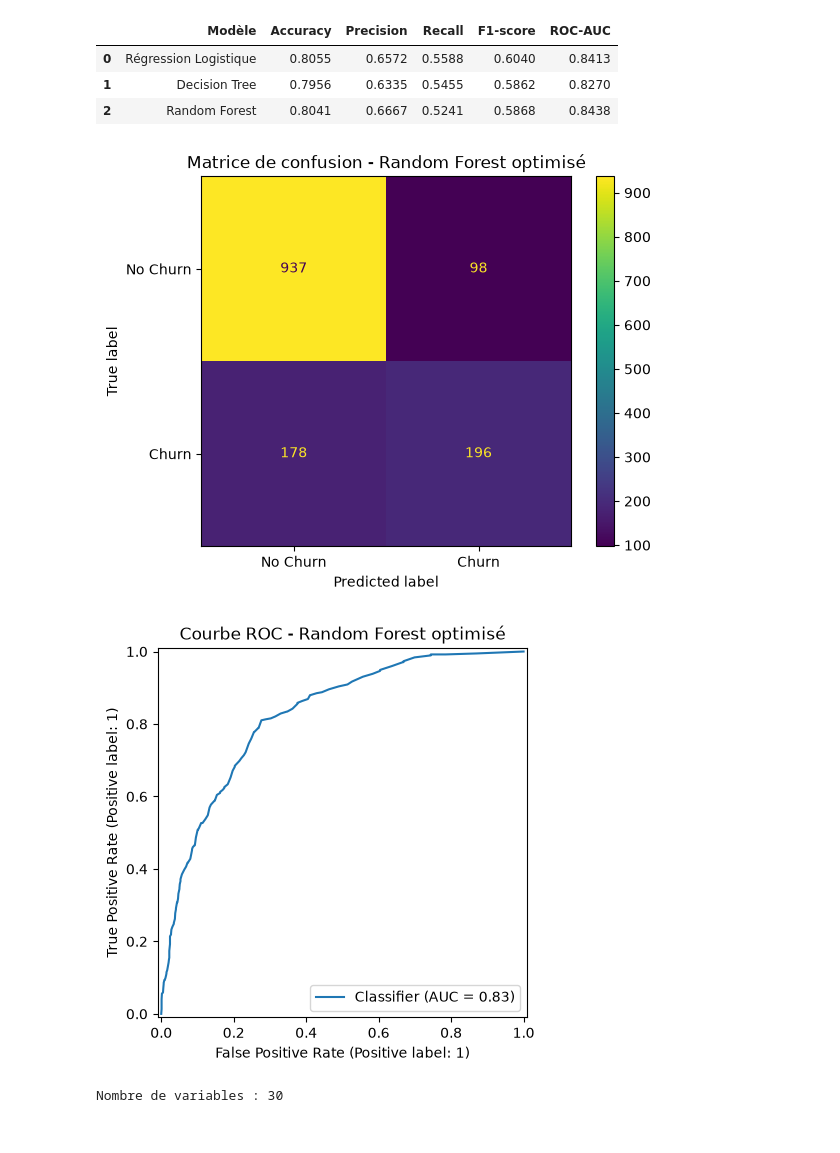
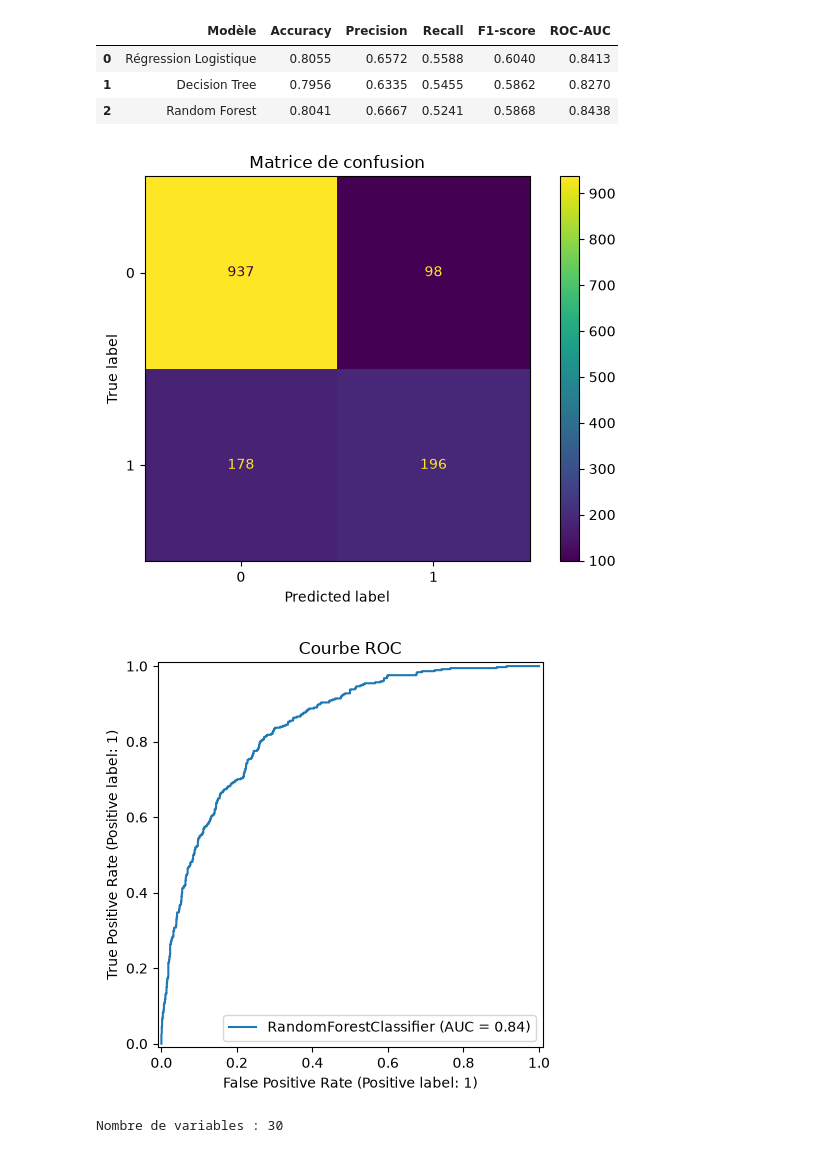
Before and after one commit to lynalasla/telco-customer-churn, a Jupyter notebook: notebooks/02_modelisation_optimisation.ipynb, the cells around one changed output. Cells and saved outputs as stored; diff of their text form; code cells hidden in the pictures.

```diff
--- a/notebooks/02_modelisation_optimisation.ipynb
+++ b/notebooks/02_modelisation_optimisation.ipynb
@@ -318,22 +245,9 @@ Pour faciliter l'interprétation, seuls les premiers niveaux de l'arbre sont vis
 
 Les performances du modèle initial sont relativement faibles, avec un ROC-AUC de 0,6486 et un F1-score de 0,4837. L'optimisation des hyperparamètres est donc nécessaire afin de contrôler la complexité de l'arbre et d'améliorer sa capacité de généralisation.
 # %%
-from sklearn.ensemble import RandomForestClassifier
-
-# Création du modèle
-random_forest_model = RandomForestClassifier(
-    n_estimators=100,
-    random_state=42,
-    n_jobs=-1
-)
-
-# Entraînement
+random_forest_model = create_random_forest(n_estimators=100)
 random_forest_model.fit(X_train_processed, y_train)
 
-# Prédictions
 y_pred_rf = random_forest_model.predict(X_test_processed)
-
-# Probabilités
-y_proba_rf = random_forest_model.predict_proba(X_test_processed)[:, 1]
 # %%
 print("=== RÉSULTATS : RANDOM FOREST ===\n")
@@ -379,16 +289,9 @@ param_grid_rf = {
 }
 # %%
 grid_rf = GridSearchCV(
-    estimator=RandomForestClassifier(
-        random_state=42,
-        n_jobs=-1
-    ),
-    param_grid=param_grid_rf,
-    cv=5,
-    scoring="roc_auc",
-    n_jobs=-1
+    estimator=create_random_forest(), param_grid=param_grid_rf, cv=5,
+    scoring="roc_auc", n_jobs=-1
 )
-
 grid_rf.fit(X_train_processed, y_train)
 # %% [output]
 GridSearchCV(cv=5, estimator=RandomForestClassifier(n_jobs=-1, random_state=42),
@@ -517,36 +397,13 @@ results_df.round(4)
 | 1 | Decision Tree | 0.7956 | 0.6335 | 0.5455 | 0.5862 | 0.8270 |
 | 2 | Random Forest | 0.8041 | 0.6667 | 0.5241 | 0.5868 | 0.8438 |
 # %%
-from sklearn.metrics import confusion_matrix, ConfusionMatrixDisplay
-
-# Prédictions du meilleur modèle
-y_pred_final = best_rf.predict(X_test_processed)
-
-# Matrice de confusion
-cm = confusion_matrix(y_test, y_pred_final)
-
-disp = ConfusionMatrixDisplay(
-    confusion_matrix=cm,
-    display_labels=["No Churn", "Churn"]
-)
-
-disp.plot()
-plt.title("Matrice de confusion - Random Forest optimisé")
-plt.show()
+plot_confusion_matrix(best_rf, X_test_processed, y_test)
 # %% [output]
-[figure, old version]
+[figure, new version]
 # %%
-from sklearn.metrics import RocCurveDisplay
-
-RocCurveDisplay.from_predictions(
-    y_test,
-    y_proba_rf
-)
-
-plt.title("Courbe ROC - Random Forest optimisé")
-plt.show()
+plot_roc_curve(best_rf, X_test_processed, y_test)
 # %% [output]
-[figure, old version]
+[figure, new version]
 # %%
 feature_names = preprocessor.get_feature_names_out()
 
```
Also changed, not shown: parts of 17 cells of this notebook, 6 other files.
